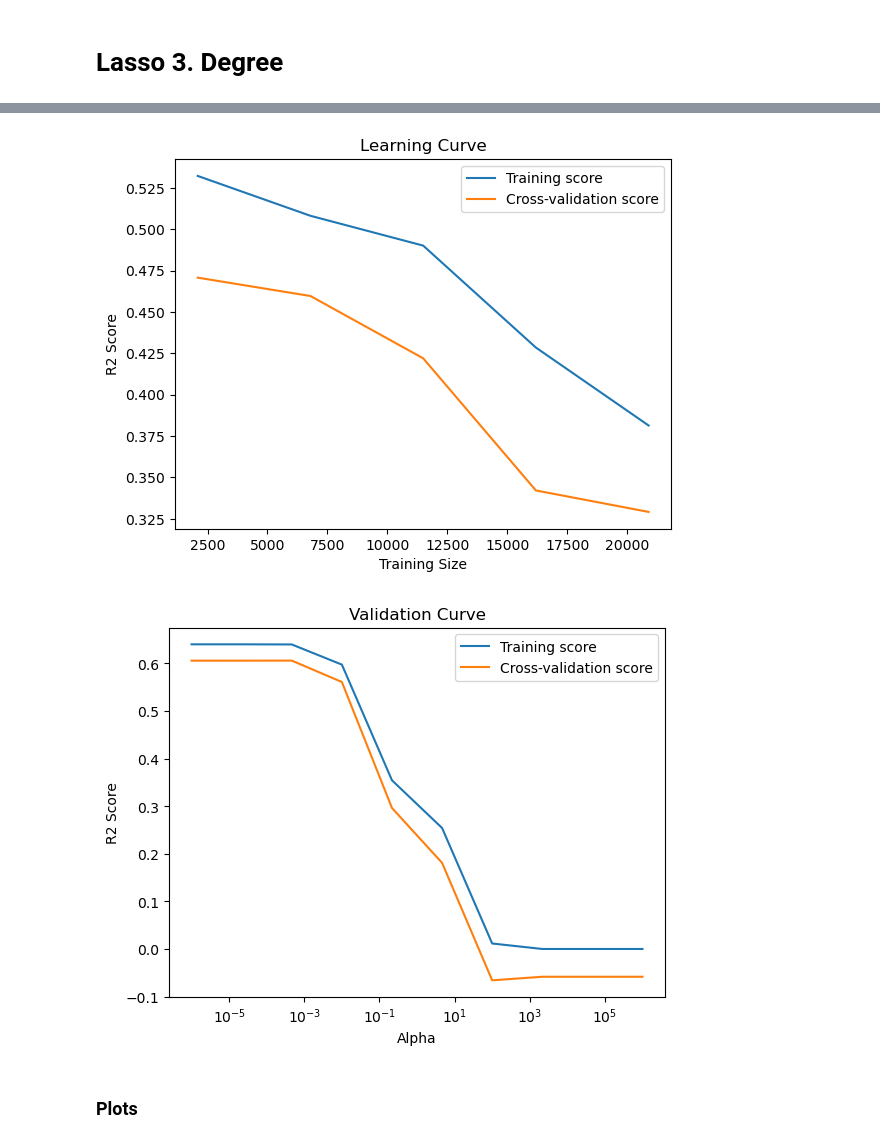
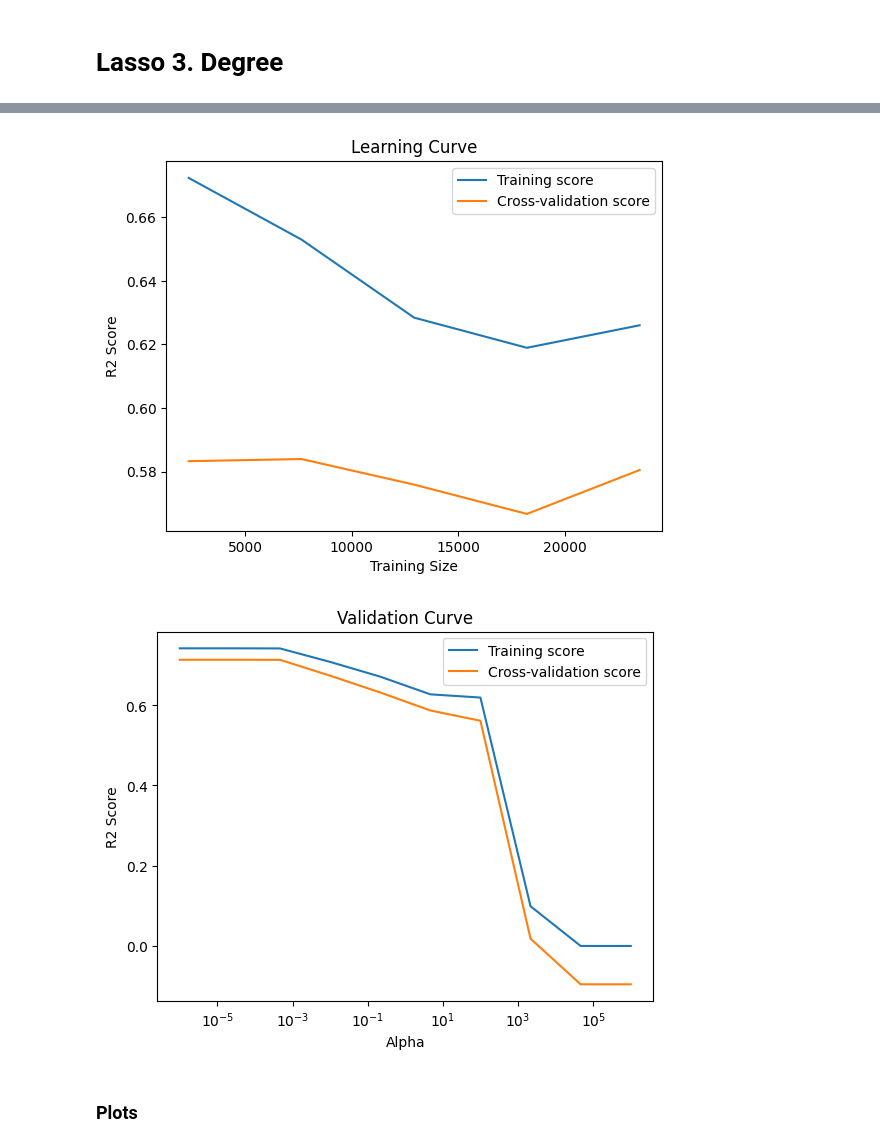
Before and after one commit to martinskafte321/Introduction-Social-Data-Science, a Jupyter notebook: Exam_project/ml2.ipynb, the cells around one changed output, grey strips where cells are left out. Saved outputs shown, nothing was run; the diff lists cells and outputs as text; code cells hidden in the pictures.

```diff
--- a/Exam_project/ml2.ipynb
+++ b/Exam_project/ml2.ipynb
@@ -19,7 +19,7 @@ columns_to_log_transform = ['price']
 df[columns_to_log_transform] = np.log(df[columns_to_log_transform])
 
 y = df['price']
-X = df.drop(columns=['price','Unnamed: 0','ejerudg','days_active','residents','grundskyldspromille'])
+X = df.drop(columns=['price','Unnamed: 0','days_active','grundskyldspromille'])
 X_train, X_test, y_train, y_test = train_test_split(X, y, test_size=0.2, random_state=42)
 print(X.columns)
 # %% [output]
@@ -146,7 +146,7 @@ X_poly_train = scaler.fit_transform(X_poly_train)
 X_poly_test = scaler.transform(X_poly_test)
 
 # Training Lasso regression with max_iter=5000
-model = LassoCV(alphas=alphas_to_test, max_iter=10000, cv=10)
+model = LassoCV(alphas=alphas_to_test, max_iter=10000, cv=10, n_jobs=-1)
 #model = Lasso(max_iter=5000, cv=5)
 model.fit(X_poly_train, y_train)
 
@@ -233,7 +233,7 @@ plt.show()
 # %% [markdown]
 # Lasso 3. Degree
 # %%
-results_lasso = []
+
 degree=3
 # Creating polynomial features
 alphas_to_test = [0.001, 0.01, 0.1, 1, 10, 100, 1000, 10000]
@@ -247,7 +247,7 @@ X_poly_train = scaler.fit_transform(X_poly_train)
 X_poly_test = scaler.transform(X_poly_test)
 
 # Training Lasso regression with max_iter=5000
-model = LassoCV(alphas=alphas_to_test, max_iter=10000, cv=5)
+model = LassoCV(alphas=alphas_to_test, max_iter=10000, cv=10, n_jobs=-1)
 #model = Lasso(max_iter=5000, cv=5)
 model.fit(X_poly_train, y_train)
 
@@ -302,7 +302,7 @@ results_df = pd.DataFrame(results_lasso, columns=['Polynomial Degree', 'MSE', 'R
 print(results_df)
 
 # Plot learning curve with n_jobs=-1
-train_sizes, train_scores, test_scores = learning_curve(LassoCV(max_iter=10000), X, y, cv=5)
+train_sizes, train_scores, test_scores = learning_curve(LassoCV(max_iter=10000), X, y, cv=10, n_jobs=-1)
 train_mean = np.mean(train_scores, axis=1)
 test_mean = np.mean(test_scores, axis=1)
 plt.plot(train_sizes, train_mean, label='Training score')
@@ -315,7 +315,7 @@ plt.show()
 
 # Plot validation curve with n_jobs=-1
 param_range = np.logspace(-6, 6, 10)
-train_scores, test_scores = validation_curve(Lasso(max_iter=10000), X, y, param_name="alpha", param_range=param_range, cv=5)
+train_scores, test_scores = validation_curve(Lasso(max_iter=10000), X, y, param_name="alpha", param_range=param_range, cv=10, n_jobs=-1)
 train_mean = np.mean(train_scores, axis=1)
 test_mean = np.mean(test_scores, axis=1)
 plt.plot(param_range, train_mean, label='Training score')
@@ -332,5 +332,5 @@ plt.show()
-[figure, old version]
+[figure, new version]
-[figure, old version]
+[figure, new version]
 # %% [markdown]
 ### Plots
 # %% [markdown]
```
Also changed, not shown: parts of 14 cells of this notebook, 10 other files.
